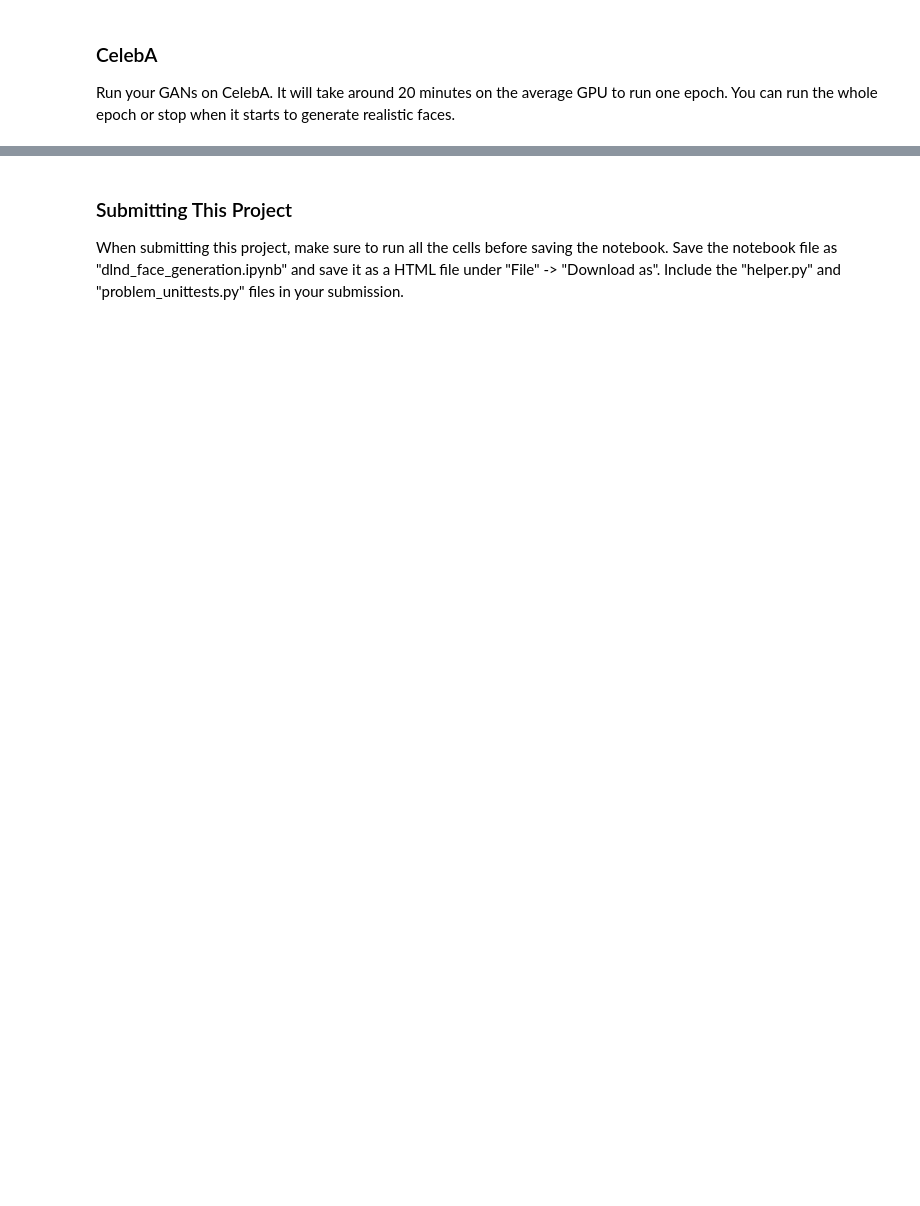
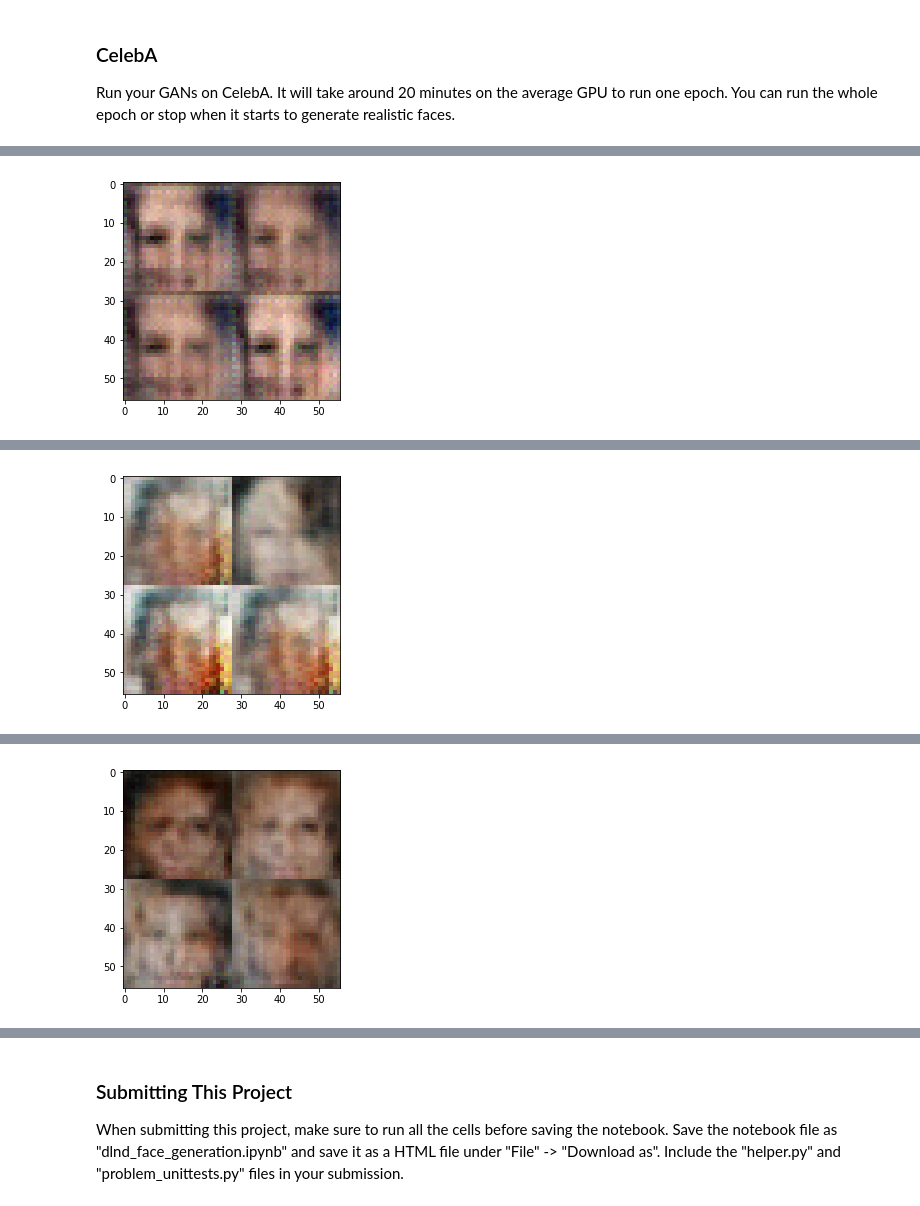
Before and after one commit to davidpham87/deep-learning, a Jupyter notebook: face_generation/dlnd_face_generation.ipynb, the cells around one changed output, grey strips where cells are left out. Saved outputs shown, nothing was run; the diff lists cells and outputs as text; code cells hidden in the pictures; blank space fills up the shorter version.

```diff
--- a/face_generation/dlnd_face_generation.ipynb
+++ b/face_generation/dlnd_face_generation.ipynb
@@ -230,17 +233,17 @@ def generator(z, out_channel_dim, is_train=True):
         x1 = tf.layers.dense(z, 4*4*512)
         # Reshape it to start the convolutional stack
         x1 = tf.reshape(x1, (-1, 4, 4, 512))
-        # x1 = tf.layers.batch_normalization(x1, training=is_train)
+        x1 = tf.layers.batch_normalization(x1, training=is_train)
         x1 = tf.maximum(alpha * x1, x1)
         # 4x4x512 now
 
         x2 = tf.layers.conv2d_transpose(x1, 256, kernel_size=4, strides=1)
-        # x2 = tf.layers.batch_normalization(x2, training=is_train)
+        x2 = tf.layers.batch_normalization(x2, training=is_train)
         x2 = tf.maximum(alpha * x2, x2)
         # 7x7x256 now
 
         x3 = tf.layers.conv2d_transpose(x2, 128, 5, strides=2, padding='same')
-        # x3 = tf.layers.batch_normalization(x3, training=is_train)
+        x3 = tf.layers.batch_normalization(x3, training=is_train)
         x3 = tf.maximum(alpha * x3, x3)
         # 14x14x128 now
 
@@ -420,8 +423,8 @@ def train(epoch_count, batch_size, z_dim, learning_rate, beta1, get_batches, dat
                                           data_image_mode)
         saver.save(sess, './checkpoints/generator.ckpt')
 
-    with open('samples.pkl', 'wb') as f:
-        pkl.dump(samples, f)
+    # with open('samples.pkl', 'wb') as f:
+    #     pkl.dump(samples, f)
 # %% [markdown]
 ### MNIST
 Test your GANs architecture on MNIST.  After 2 epochs, the GANs should be able to generate images that look like handwritten digits.  Make sure the loss of the generator is lower than the loss of the discriminator or close to 0.
@@ -453,7 +525,7 @@ Run your GANs on CelebA.  It will take around 20 minutes on the average GPU to r
 batch_size = 32
 z_dim = 100
 learning_rate = 0.0002
-beta1 = 0.5
+beta1 = 0.1
 
 
 """
@@ -465,3 +537,4 @@ celeba_dataset = helper.Dataset('celeba', glob(os.path.join(data_dir, 'img_align
 with tf.Graph().as_default():
     train(epochs, batch_size, z_dim, learning_rate, beta1, celeba_dataset.get_batches,
           celeba_dataset.shape, celeba_dataset.image_mode)
+# %% [output]
@@ -467,0 +558 @@ with tf.Graph().as_default():
+[figure, added]
@@ -467,0 +576 @@ with tf.Graph().as_default():
+[figure, added]
@@ -467,0 +594 @@ with tf.Graph().as_default():
+[figure, added]
```
Also changed, not shown: parts of 4 cells of this notebook.
